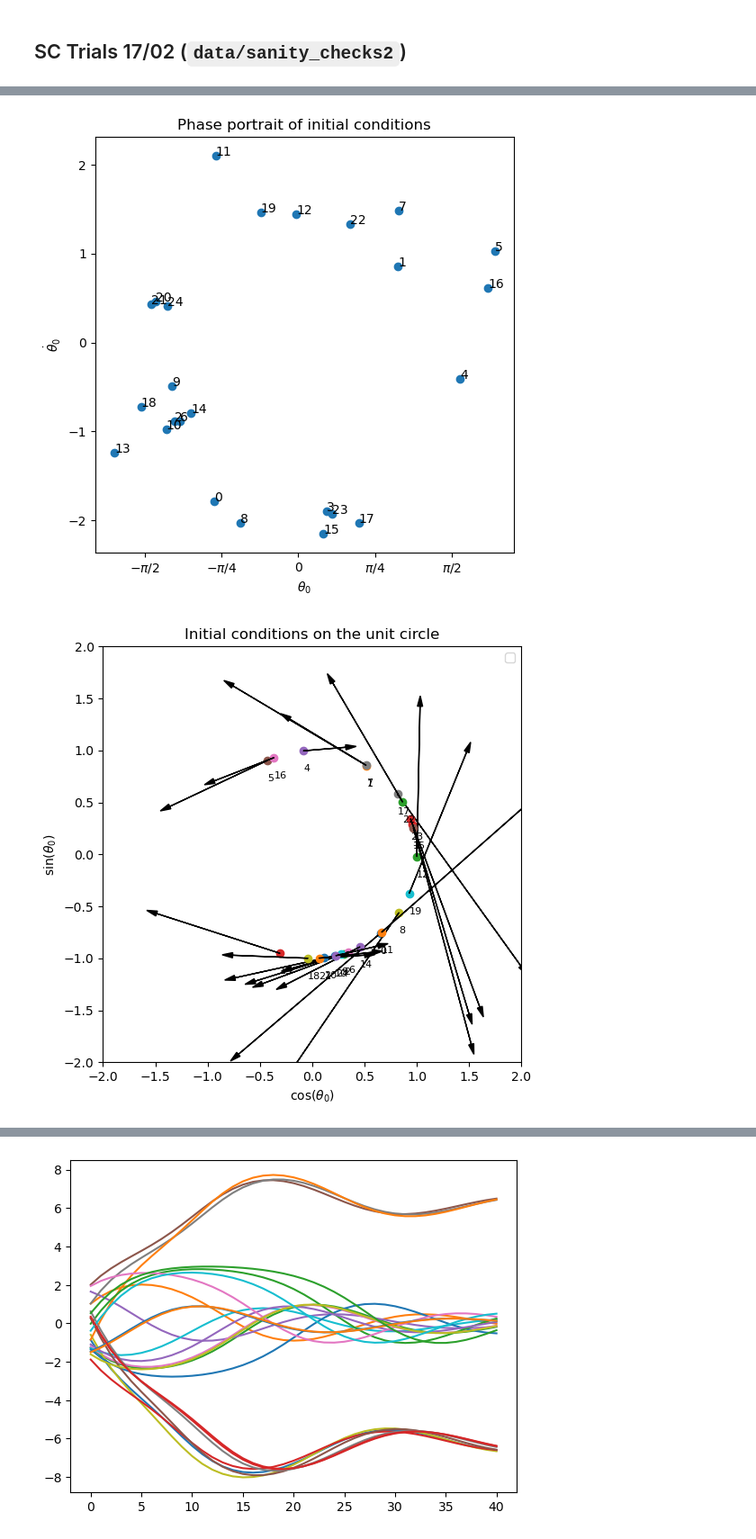
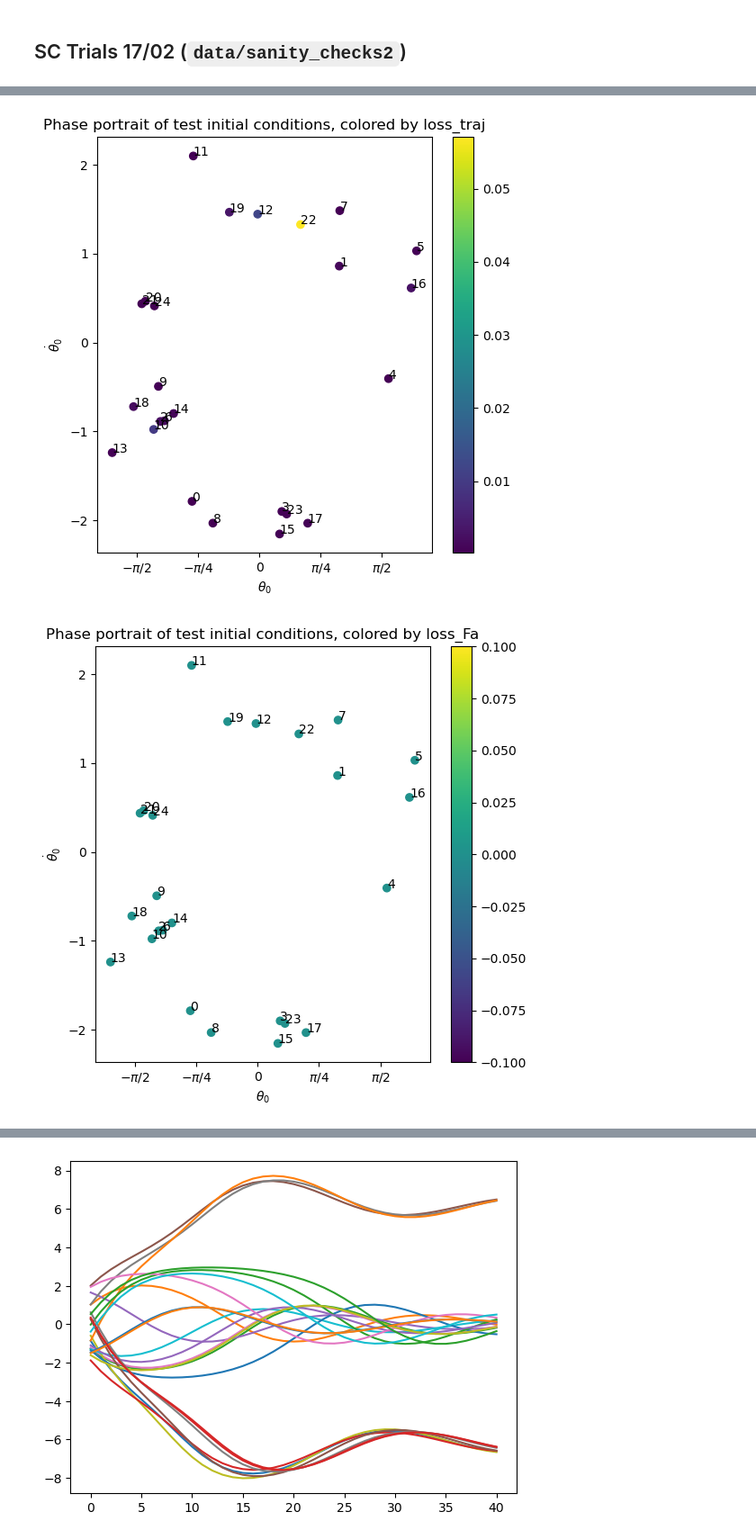
Before and after one commit to mayajanvier/jax-phynity, a Jupyter notebook: visualize_results.ipynb, the cells around one changed output, grey strips where cells are left out. Shown at 90% size. Drawn from its saved outputs; the diff is of its cells as text; code cells hidden in the pictures.

Commit message:
data hist, trajectory plots, loss hist(to improve)

```diff
--- a/visualize_results.ipynb
+++ b/visualize_results.ipynb
@@ -320,7 +320,7 @@ def load_results(results_pth):
     results["p0"] = results["states"].apply(lambda x: x[1][0])
     return results, exp_name, val_loss
 # %%
-path = "/Users/mayajanvier/jax-phynity/data/sanity_checks2/none_aug_1_9i0h01av/model_1.422e-02..json"
+path = "/Users/mayajanvier/jax-phynity/data/sanity_checks2/complete_physics_14_d7l5vx50/model_1.132e-03.json"
 results, exp_name, val_loss = load_results(path)
 exp_name, val_loss
 # %% [output]
@@ -348,17 +348,17 @@ results
 # %%
-def viz_CI_regimes(res):
+def viz_CI_regimes(res, type="test"):
     # subplot
     fig, ax = plt.subplots(1, 2, figsize=(10, 4))
     # choose boxes of the histogram
     sns.histplot(res["q0"], ax=ax[0], bins=10)
-    ax[0].set_title(r"$\theta_0$ in test set")
+    ax[0].set_title(rf"$\theta_0$ in {type} set")
     ax[0].set_xlabel("Angle")
     ax[0].set_ylabel("Density")
     ax[0].set_xticks([-np.pi/2, -np.pi/4, 0, np.pi/4, np.pi/2])
     ax[0].set_xticklabels(["$-\pi/2$", "$-\pi/4$", "0","$\pi/4$", "$\pi/2$"])
 
     sns.histplot(res["p0"], ax=ax[1], bins=10)
-    ax[1].set_title(r"$\dot{\theta}_0$ in test set")
+    ax[1].set_title(fr"$\dot\theta_0$ in {type} set")
     ax[1].set_xlabel("Angle velocity (rad/s)")
     ax[1].set_ylabel("Density")
     plt.show()
@@ -368,35 +368,69 @@ def viz_CI_regimes(res):
     # put index of traj above the point
     for i, txt in enumerate(res.index):
         ax.annotate(txt, (res["q0"][i], res["p0"][i]))
-    plt.scatter(res["q0"], res["p0"], label="Initial conditions")
+    if type == "train":
+        plt.scatter(res["q0"], res["p0"], label="Initial conditions")
+        plt.title(f"Phase portrait of {type} initial conditions")
+    else:
+        plt.scatter(res["q0"], res["p0"], label="Initial conditions", c=res["loss_traj"], cmap="viridis")
+        plt.title(f"Phase portrait of {type} initial conditions, colored by loss_traj")
+        plt.colorbar()
     plt.xlabel(r"$\theta_0$")
     plt.ylabel(r"$\dot{\theta}_0$")
     ax.set_xticks([-np.pi/2, -np.pi/4, 0, np.pi/4, np.pi/2])
     ax.set_xticklabels(["$-\pi/2$", "$-\pi/4$", "0","$\pi/4$", "$\pi/2$"])
-    plt.title("Phase portrait of initial conditions")
+
     plt.show()
+
+    # portrait de phase colored by loss_Fa
+    if type != "train":
+        fig, ax = plt.subplots(1,1,figsize=(6, 6))
+        # put index of traj above the point
+        for i, txt in enumerate(res.index):
+            ax.annotate(txt, (res["q0"][i], res["p0"][i]))
+        plt.scatter(res["q0"], res["p0"], label="Initial conditions", c=res["loss_op"], cmap="viridis")
+        plt.xlabel(r"$\theta_0$")
+        plt.ylabel(r"$\dot{\theta}_0$")
+        ax.set_xticks([-np.pi/2, -np.pi/4, 0, np.pi/4, np.pi/2])
+        ax.set_xticklabels(["$-\pi/2$", "$-\pi/4$", "0","$\pi/4$", "$\pi/2$"])
+        plt.colorbar()
+        plt.title(f"Phase portrait of {type} initial conditions, colored by loss_Fa")
+        plt.show()
+
+        # histograms of loss_traj and loss_op
+        fig, ax = plt.subplots(1, 2, figsize=(10, 4))
+        res["loss_traj"].plot.hist(ax=ax[0], bins=5)
+        ax[0].set_title(r"Loss_traj")
+        ax[0].set_xlabel("Loss_traj")
+        ax[0].set_ylabel("Density")
+        res["loss_op"].plot.hist(ax=ax[1], bins=5)
+        ax[1].set_title(r"Loss_op")
+        ax[1].set_xlabel("Loss_op")
+        ax[1].set_ylabel("Density")
+        plt.legend()
+        plt.show()
+
 
     # circular histogram
     # square figure
     fig, ax = plt.subplots(1,1,figsize=(6, 6))
     for i, txt in enumerate(res.index):
         # position
         theta = res["q0"][i]
         plt.scatter(np.cos(theta),np.sin(theta))
         ax.annotate(txt, (np.cos(theta),np.sin(theta)-0.2), fontsize=8)
         # add arrow for velocity
         norm = res["p0"][i]
         ax.arrow(np.cos(theta), np.sin(theta), -norm*np.sin(theta), norm*np.cos(theta), head_width=0.05, head_length=0.1, fc='k', ec='k')
     plt.ylim([-2,2])
     plt.xlim([-2,2])
     plt.xlabel(r"cos($\theta_0$)")
     plt.ylabel(r"sin($\theta_0$)")
-    plt.legend()
     plt.title("Initial conditions on the unit circle")
 
 
 viz_CI_regimes(results)
 # %% [output]
 [figure]
-[figure, old version]
+[figure, new version]
-[figure, old version]
+[figure, new version]
```
Also changed, not shown: parts of 38 cells of this notebook.
